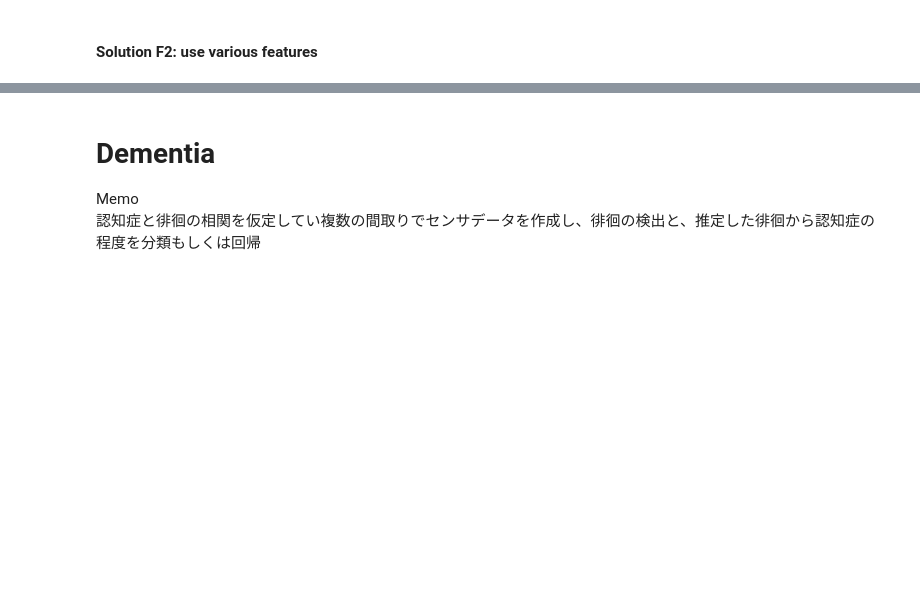
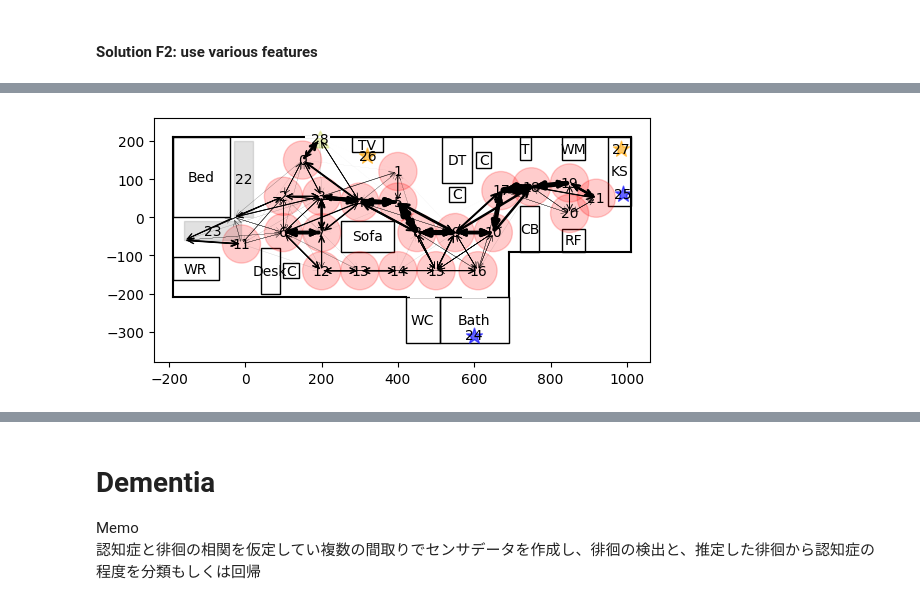
Before and after one commit to tanakai0/SensorDataSimulator, a Jupyter notebook: under_development.ipynb, the cells around one changed output, grey strips where cells are left out. Saved outputs shown, nothing was run; the diff lists cells and outputs as text; code cells hidden in the pictures; blank space fills up the shorter version.

```diff
--- a/under_development.ipynb
+++ b/under_development.ipynb
@@ -2536,10 +2536,8 @@ anomaly_info["fall_w_num"][0] = (a[0], a[1], a[2] + 200)
 print(anomaly_info["fall_w_num"])
 # %%
 # Plot fall places
-layout_name = "test_layout"
-layout_path = layout_database_path / layout_name
-data_name = "fall_test"
-path = layout_path / data_name
+layout_path = layout_database_path / "test_layout"
+path = layout_path / "fall_test"
 WT = utils.pickle_load(path, "WT")
 fall_w_points = []
 fall_w_days = set()
@@ -2988,5 +2929,72 @@ print(LF1D.shape)
 # %%
 import numpy as np
+import src.floor_plan as floor_plan
+
+def save_ngram_features(
+    output_path,
+    layout_path,
+    ngram_features,
+    sensors=[],
+    show=False,
+    filename="",
+    dpi=400,
+):
+    """
+    This saves a layout data as a figure with sensors and 2gram trajectory features.
+
+    Parameters
+    ----------
+    output_path : pathlib.Path
+        Path to save the output figure.
+    layout_path : pathlib.Path
+        Path which have the layout json file.
+        Output figure is saved in this folder.
+    ngram_features : dict
+        dict of 2grams
+    show : boolean
+        Whether to use plt.show().
+    filename : str, default ''
+        Filename of this figure.
+        If this is None, then this function adaptively generates filenames.
+    dpi : int
+        Resolution of the figure.
+    """
+    if filename == "":
+        filename += "2gram_graph.png"
+    elif filename[-4:] != ".png":
+        filename += ".png"
+
+    # plt.figure(figsize=(20, 12))
+
+    # draw layout
+    fp = floor_plan.FloorPlan()
+    fp.load_layout(layout_path)
+    ax = fp.save_layout_figure("", "", show=False, save=False, close=False)
+
+    # draw sensors
+    for s in sensors:
+        s.draw(ax)
+
+    maxsize = max(ngram_features.values())
+    # draw 2gram features
+    for key, value in ngram_features.items():
+        if value > 10:
+            src_x = sensors[key[0]].x
+            src_y = sensors[key[0]].y
+            dst_x = sensors[key[1]].x
+            dst_y = sensors[key[1]].y
+            ax.annotate('', xy=(dst_x, dst_y), xytext=(src_x, src_y),
+                        arrowprops=dict(arrowstyle="->", linewidth = 5*value / maxsize))
+
+            # Add label in the middle of the edge
+            # mid_x, mid_y = (src_x + dst_x) / 2, (src_y + dst_y) / 2
+            # ax.text(mid_x, mid_y, f"{key[0]}->{key[1]}:{value}", fontsize=5, ha='center', va='center')
+
+    # save
+    plt.savefig(str(output_path) + "/" + filename, dpi=dpi, bbox_inches="tight")
+    if show:
+        plt.show()
+    plt.close()
 
 def compress_sequence(arr):
     # Identify the places where the value changes
@@ -3011,10 +3019,25 @@ def generate_ngram_features(arr, n=3):
 
     return ngram_dict
 
+# load data
+path = layout_database_path / "test_layout" / "test_data_3"
+LF1D = utils.pickle_load(path / "experiment", f"SD_mat_LF1D_1")
+SD_model = utils.pickle_load(path, "SD_model")
+cost_sensor_id = [s.index for s in SD_model if s.type_name == 'cost']
+print(LF1D.shape)
 compressed = compress_sequence(LF1D)[1:]  # delete first non-existent sensor number
 compressed = remove_specific_values(compressed, cost_sensor_id)
 ngram_features = generate_ngram_features(compressed)
 for key, value in ngram_features.items():
     print(f"key: {key}, value: {value}")
 print(f"len(ngram_features): {len(ngram_features)}")
+
+save_ngram_features(
+    path / "experiment",
+    layout_database_path / "test_layout",
+    ngram_features,
+    sensors=SD_model,
+    show=True,
+    filename="2gram_graph",
+    dpi=400)
 # %% [output]
@@ -3034,4 +3057,5 @@ key: (5, 4, 28), value: 3079
 key: (3, 22, 17), value: 1
 key: (22, 17, 9), value: 1
 key: (10, 17, 6), value: 1
 len(ngram_features): 1069
+[figure, added]
```
Also changed, not shown: parts of 20 cells of this notebook, 1 other file.
